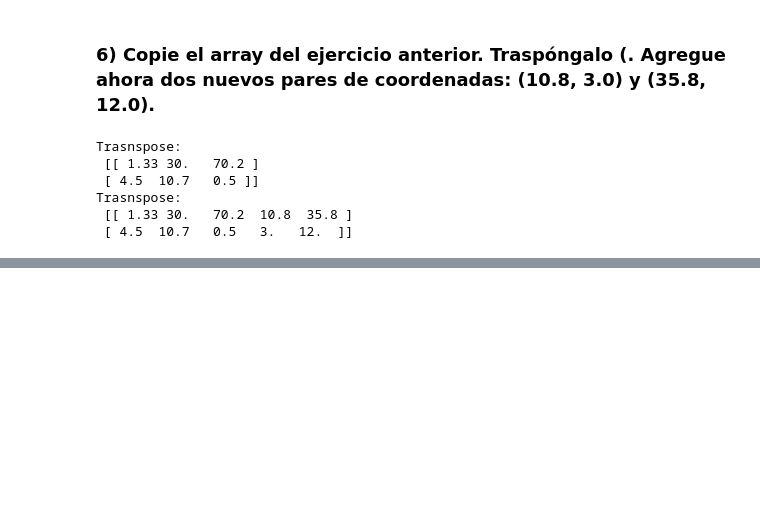
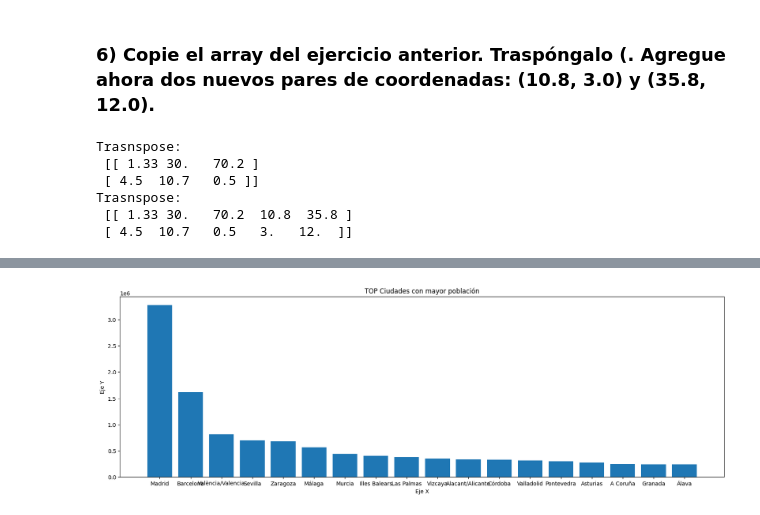
Before and after one commit to brandonfuentes97/laboratorio3, a Jupyter notebook: laboratorio3.ipynb, the cells around one changed output, grey strips where cells are left out. Drawn from its saved outputs; the diff is of its cells as text; code cells hidden in the pictures; blank space fills up the shorter version.

```diff
--- a/laboratorio3.ipynb
+++ b/laboratorio3.ipynb
@@ -135,0 +140,6 @@ Trasnspose:
+# %%
+import pandas as pd
+import matplotlib.pyplot as plt
+
+df_nupoblacion = pd.read_csv('NucleosPoblacion.csv')
+df_nupoblacion.head()
@@ -135,0 +165,15 @@ Trasnspose:
+# %%
+df_nupoblacion = df_nupoblacion.sort_values('Poblacion', ascending=False)
+
+df_poblacion = df_nupoblacion.head(20)
+
+fig, ax = plt.subplots(figsize=(20, 6))
+ax.bar(df_poblacion['Provincia'], df_poblacion['Poblacion'])
+
+ax.set_title('TOP Ciudades con mayor población')
+ax.set_xlabel('Eje X')
+ax.set_ylabel('Eje Y')
+
+plt.show()
+# %% [output]
+[figure, added]
```
Also changed, not shown: parts of 9 cells of this notebook.
